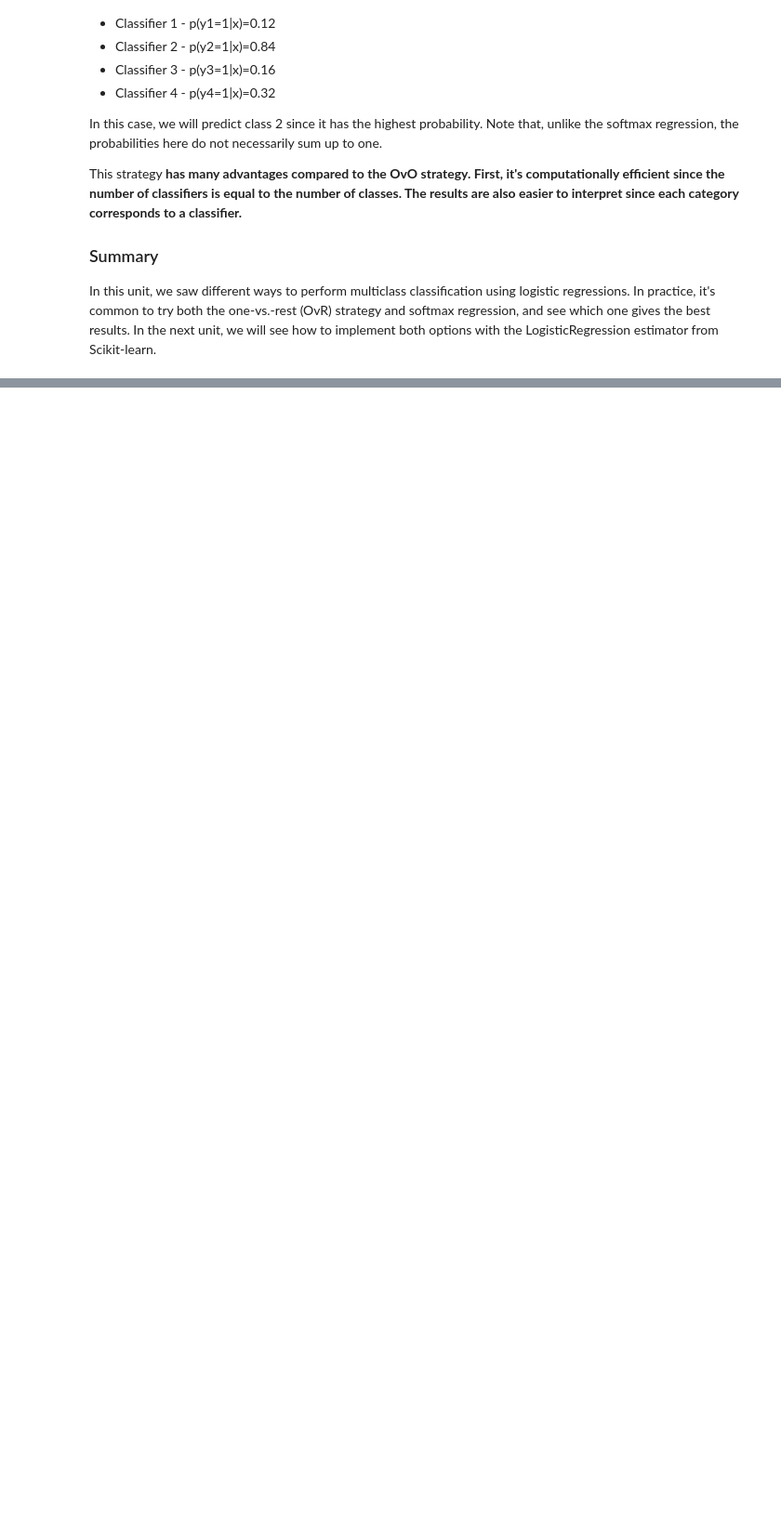
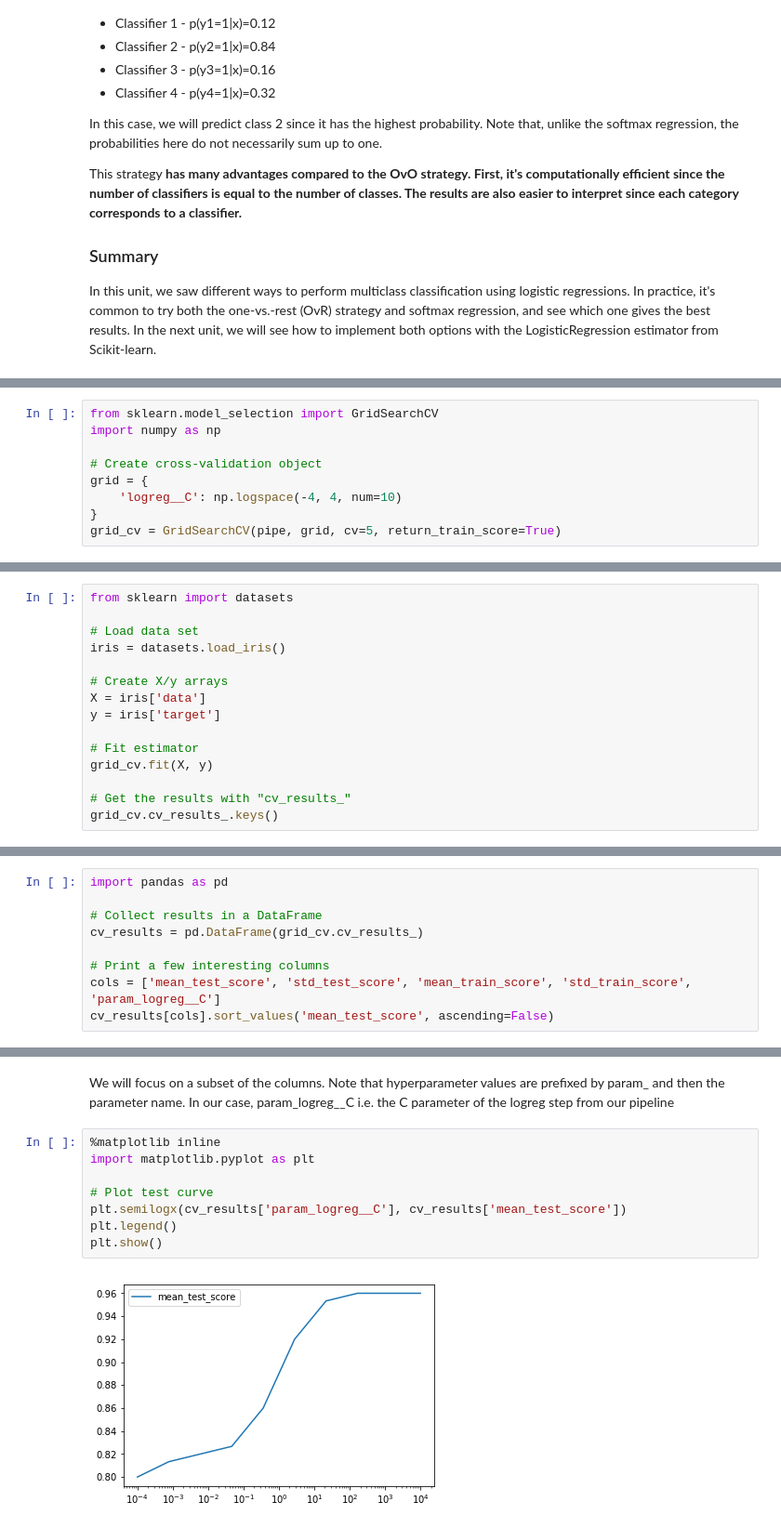
Before and after one commit to LyesOUDINACHE/EPFL-Course, a Jupyter notebook: 4-4 - Logistic Regressions.ipynb, the cells around one changed output, grey strips where cells are left out. Shown: that part at 93% size. Cells and saved outputs as stored; diff of their text form; blank space fills up the shorter version.

```diff
--- a/4-4 - Logistic Regressions.ipynb
+++ b/4-4 - Logistic Regressions.ipynb
@@ -407,0 +870,9 @@ In this unit, we saw different ways to perform multiclass classification using l
+# %%
+from sklearn.model_selection import GridSearchCV
+import numpy as np
+
+# Create cross-validation object
+grid = {
+    'logreg__C': np.logspace(-4, 4, num=10)
+}
+grid_cv = GridSearchCV(pipe, grid, cv=5, return_train_score=True)
@@ -407,0 +887,15 @@ In this unit, we saw different ways to perform multiclass classification using l
+# %%
+from sklearn import datasets
+
+# Load data set
+iris = datasets.load_iris()
+
+# Create X/y arrays
+X = iris['data']
+y = iris['target']
+
+# Fit estimator
+grid_cv.fit(X, y)
+
+# Get the results with "cv_results_"
+grid_cv.cv_results_.keys()
@@ -407,0 +916,9 @@ In this unit, we saw different ways to perform multiclass classification using l
+# %%
+import pandas as pd
+
+# Collect results in a DataFrame
+cv_results = pd.DataFrame(grid_cv.cv_results_)
+
+# Print a few interesting columns
+cols = ['mean_test_score', 'std_test_score', 'mean_train_score', 'std_train_score', 'param_logreg__C']
+cv_results[cols].sort_values('mean_test_score', ascending=False)
@@ -407,0 +937,13 @@ In this unit, we saw different ways to perform multiclass classification using l
+# %% [markdown]
+We will focus on a subset of the columns.
+Note that hyperparameter values are prefixed by param_ and then the parameter name. In our case, param_logreg__C i.e. the C parameter of the logreg step from our pipeline
+# %%
+%matplotlib inline
+import matplotlib.pyplot as plt
+
+# Plot test curve
+plt.semilogx(cv_results['param_logreg__C'], cv_results['mean_test_score'])
+plt.legend()
+plt.show()
+# %% [output]
+[figure, added]
```
Also changed, not shown: parts of 67 cells of this notebook, 3 other files.
